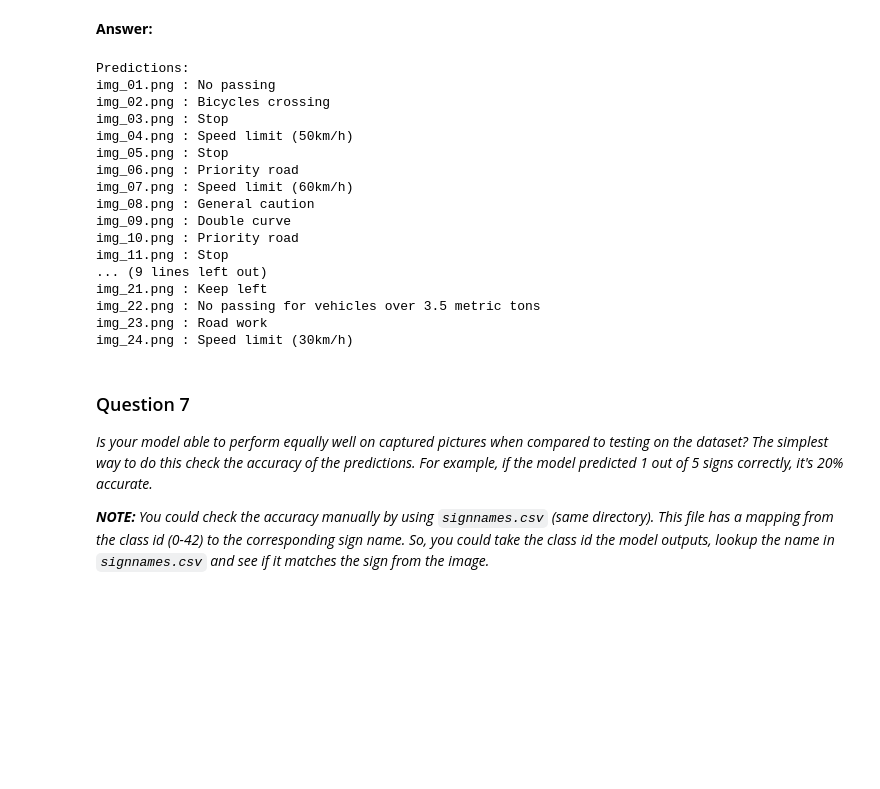
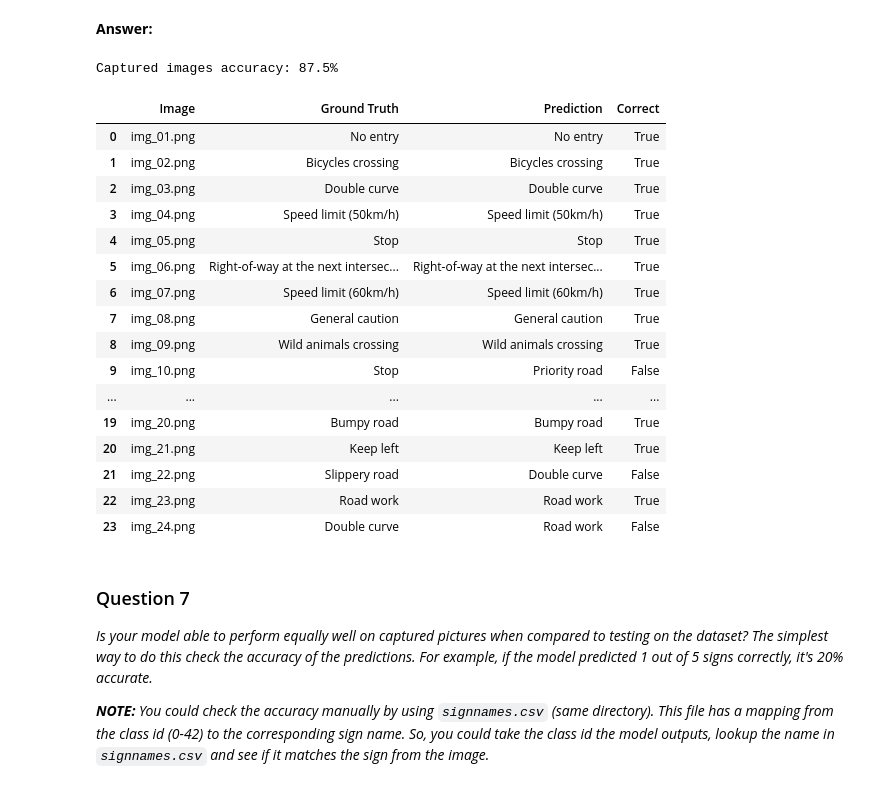
Before and after one commit to elbernante/traffic-sign-classifier, a Jupyter notebook: Traffic_Sign_Classifier.ipynb, the cells around one changed output. Drawn from its saved outputs; the diff is of its cells as text; code cells hidden in the pictures; blank space fills up the shorter version.

```diff
--- a/Traffic_Sign_Classifier.ipynb
+++ b/Traffic_Sign_Classifier.ipynb
@@ -805,31 +809,43 @@ def get_class_codes():
     return {row[0]: row[1] for _, row in codes.iterrows()}
 
 class_codes = get_class_codes()
-# %%
-# Perform inference on new images
-test_inferences = predict(test_images)
-
-print("Predictions:")
-for f, p, in zip(raw_images_files, test_inferences):
-    print(f.rsplit('/')[-1], ":", class_codes[p])
-# %% [output]
-Predictions:
-img_01.png : No passing
-img_02.png : Bicycles crossing
-img_03.png : Stop
-img_04.png : Speed limit (50km/h)
-img_05.png : Stop
-img_06.png : Priority road
-img_07.png : Speed limit (60km/h)
-img_08.png : General caution
-img_09.png : Double curve
-img_10.png : Priority road
-img_11.png : Stop
-... (9 lines left out)
-img_21.png : Keep left
-img_22.png : No passing for vehicles over 3.5 metric tons
-img_23.png : Road work
-img_24.png : Speed limit (30km/h)
+# %%
+# Perform inference on new images
+captured_inferences = predict(captured_images)
+
+def show_inferences(image_files, ground_truth, predictions):
+    image_files = [f.rsplit('/')[-1] for f in image_files]
+    correct = ground_truth == predictions
+    ground_truth = [class_codes[c] for c in ground_truth]
+    predictions = [class_codes[c] for c in predictions]
+    df = pd.DataFrame({"Image": image_files,
+                       "Ground Truth": ground_truth,
+                       "Prediction": predictions,
+                       "Correct": correct},
+                       columns=["Image", "Ground Truth", "Prediction", "Correct"])
+    return df
+
+print("Captured images accuracy: {}%".format(np.mean(captured_images_labels == captured_inferences) * 100.))
+show_inferences(captured_images_files, captured_images_labels, captured_inferences)
+# %% [output]
+Captured images accuracy: 87.5%
+|  | Image | Ground Truth | Prediction | Correct |
+| 0 | img_01.png | No entry | No entry | True |
+| 1 | img_02.png | Bicycles crossing | Bicycles crossing | True |
+| 2 | img_03.png | Double curve | Double curve | True |
+| 3 | img_04.png | Speed limit (50km/h) | Speed limit (50km/h) | True |
+| 4 | img_05.png | Stop | Stop | True |
+| 5 | img_06.png | Right-of-way at the next intersec... | Right-of-way at the next intersec... | True |
+| 6 | img_07.png | Speed limit (60km/h) | Speed limit (60km/h) | True |
+| 7 | img_08.png | General caution | General caution | True |
+| 8 | img_09.png | Wild animals crossing | Wild animals crossing | True |
+| 9 | img_10.png | Stop | Priority road | False |
+| ... | ... | ... | ... | ... |
+| 19 | img_20.png | Bumpy road | Bumpy road | True |
+| 20 | img_21.png | Keep left | Keep left | True |
+| 21 | img_22.png | Slippery road | Double curve | False |
+| 22 | img_23.png | Road work | Road work | True |
+| 23 | img_24.png | Double curve | Road work | False |
 # %% [markdown]
 ### Question 7
 
```
Also changed, not shown: parts of 6 cells of this notebook, 24 other files.
